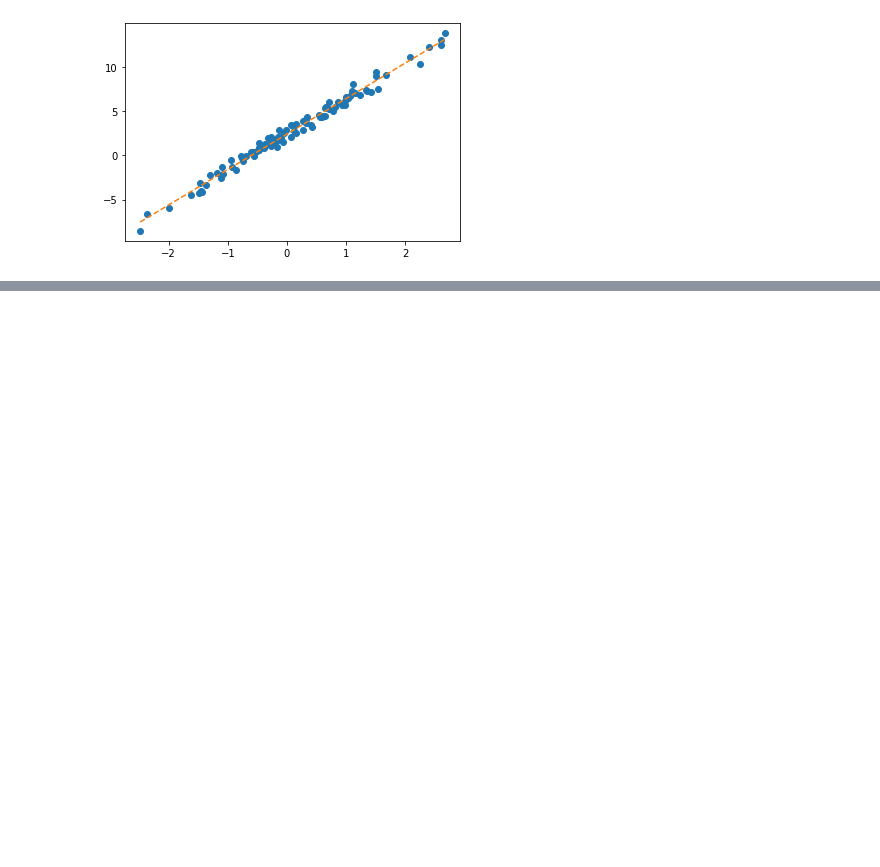
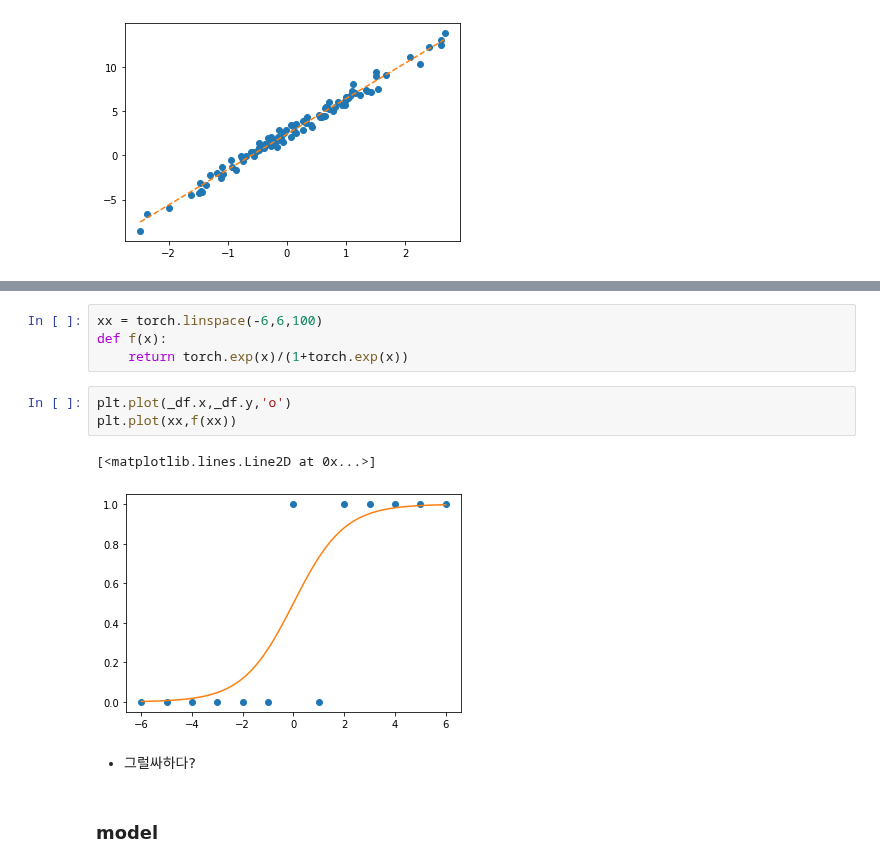
Before and after one commit to guebin/DL2022_backup, a Jupyter notebook: _notebooks/draft.ipynb, the cells around one changed output, grey strips where cells are left out. Drawn from its saved outputs; the diff is of its cells as text; blank space fills up the shorter version.

```diff
--- a/_notebooks/draft.ipynb
+++ b/_notebooks/draft.ipynb
@@ -730,0 +765,14 @@ plt.plot(x,(w*x+b).data,'--')
+# %%
+xx = torch.linspace(-6,6,100)
+def f(x):
+    return torch.exp(x)/(1+torch.exp(x))
+# %%
+plt.plot(_df.x,_df.y,'o')
+plt.plot(xx,f(xx))
+# %% [output]
+[<matplotlib.lines.Line2D at 0x...>]
+[figure, added]
+# %% [markdown]
+- 그럴싸하다?
+# %% [markdown]
+### model
```
Also changed, not shown: parts of 38 cells of this notebook.
